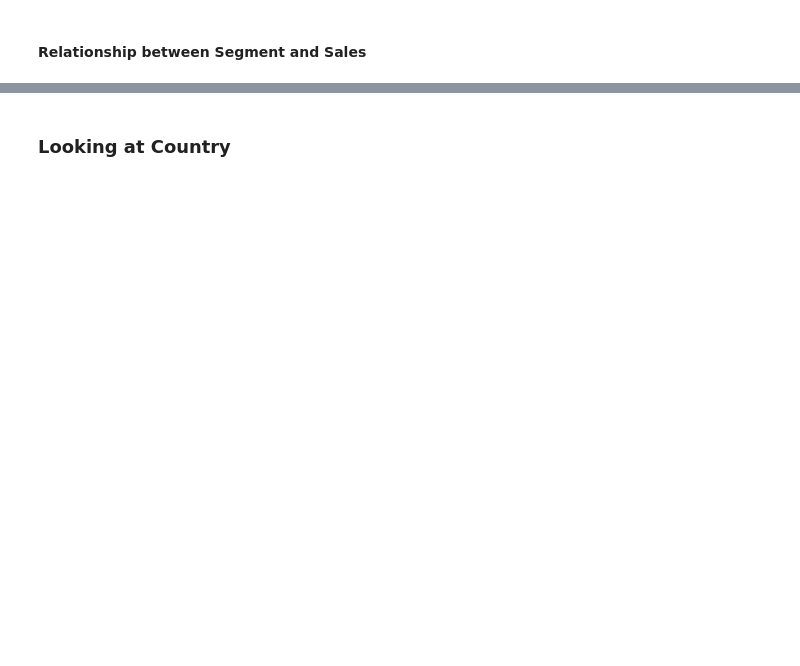
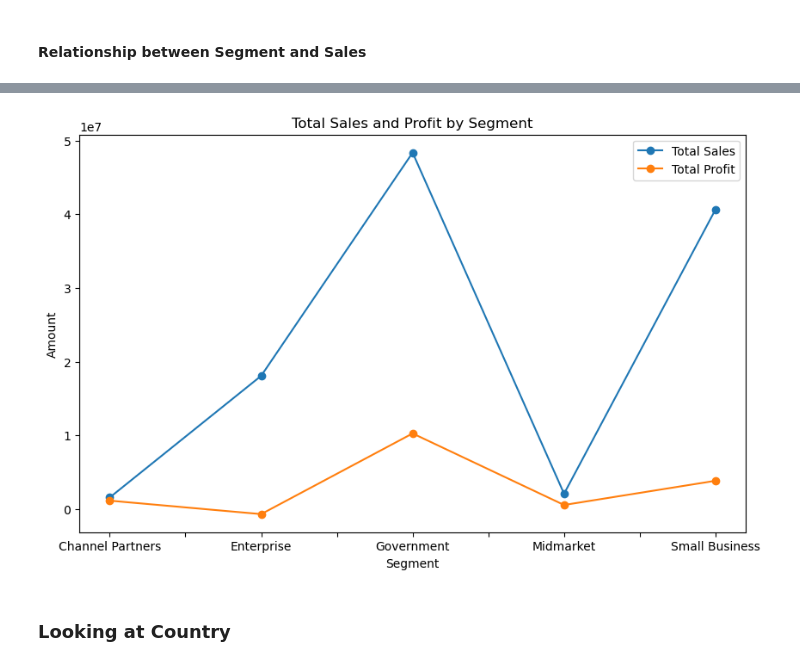
Before and after one commit to hibahdesu/Data-Analysis, a Jupyter notebook: one/Analysis for Sales.ipynb, the cells around one changed output, grey strips where cells are left out. Saved outputs shown, nothing was run; the diff lists cells and outputs as text; code cells hidden in the pictures; blank space fills up the shorter version.

```diff
--- a/one/Analysis for Sales.ipynb
+++ b/one/Analysis for Sales.ipynb
@@ -224,3 +275,13 @@ plt.show()
+# %%
+# Plot the line chart
+df_segment.plot(kind='line', marker='o')
+plt.xlabel('Segment')
+plt.ylabel('Amount')
+plt.title('Total Sales and Profit by Segment')
+plt.legend()
+plt.show()
+# %% [output]
+[figure, added]
 # %% [markdown]
 ### Looking at Country
 # %%
```
Also changed, not shown: parts of 60 cells of this notebook.
